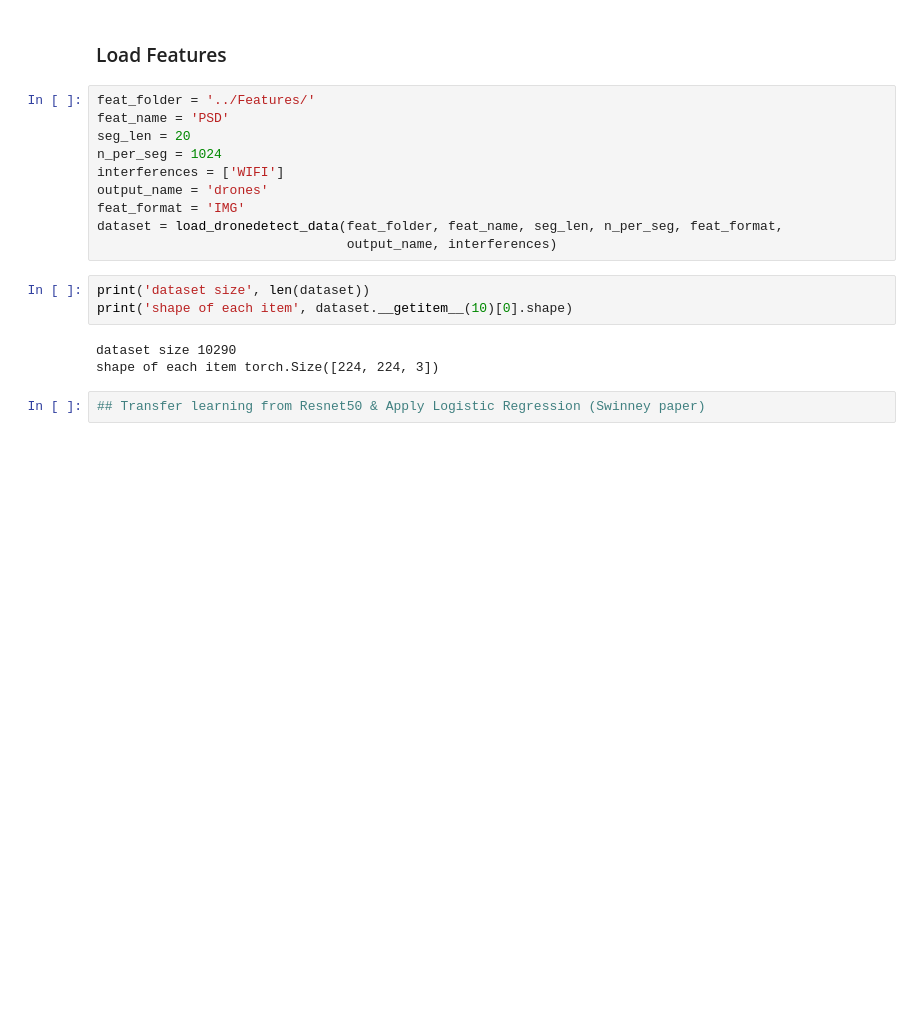
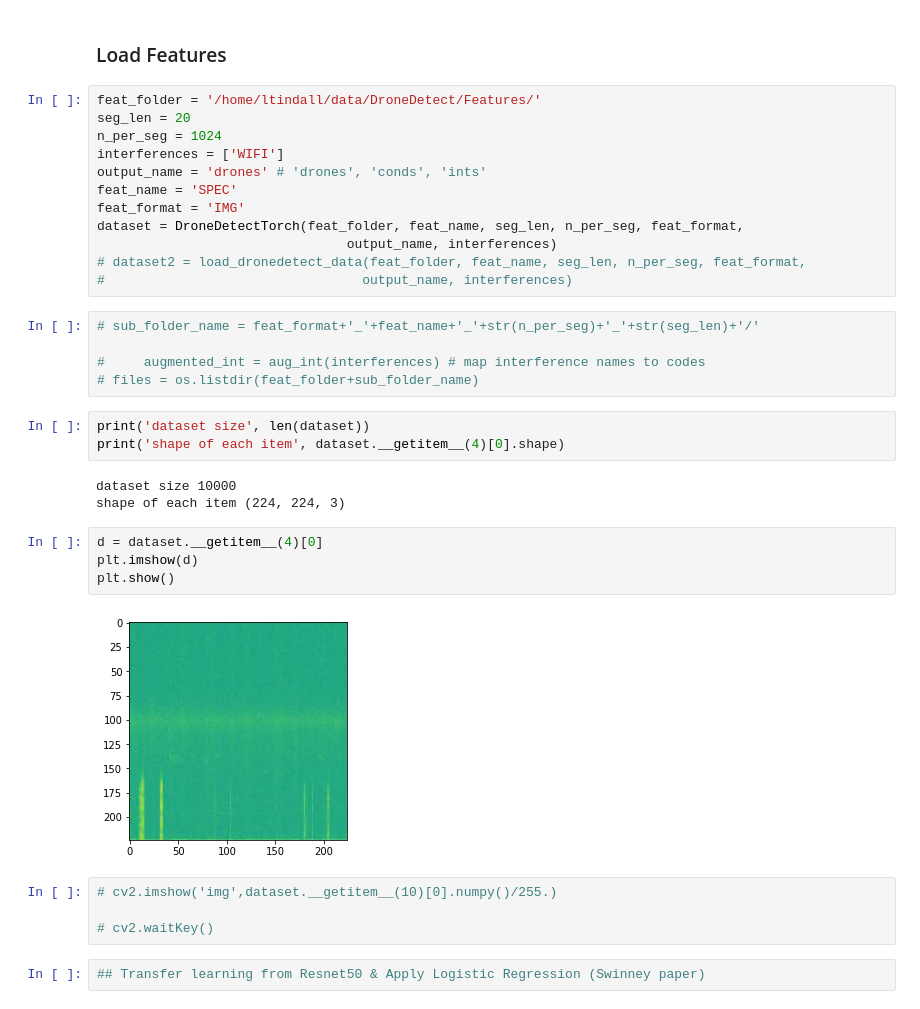
Before and after one commit to IQTLabs/RFClassification, a Jupyter notebook: DL Approaches.ipynb, the cells around one changed output. Drawn from its saved outputs; the diff is of its cells as text; blank space fills up the shorter version.

Commit message:
Added new torch dataloader for dronedetect

```diff
--- a/DL Approaches.ipynb
+++ b/DL Approaches.ipynb
@@ -39,21 +40,38 @@ from torchsummary import summary
 # %% [markdown]
 ### Load Features
 # %%
-feat_folder = '../Features/'
-feat_name = 'PSD'
+feat_folder = '/home/ltindall/data/DroneDetect/Features/'
 seg_len = 20
 n_per_seg = 1024
 interferences = ['WIFI']
-output_name = 'drones'
+output_name = 'drones' # 'drones', 'conds', 'ints'
+feat_name = 'SPEC'
 feat_format = 'IMG'
-dataset = load_dronedetect_data(feat_folder, feat_name, seg_len, n_per_seg, feat_format,
+dataset = DroneDetectTorch(feat_folder, feat_name, seg_len, n_per_seg, feat_format,
                                 output_name, interferences)
+# dataset2 = load_dronedetect_data(feat_folder, feat_name, seg_len, n_per_seg, feat_format,
+#                                 output_name, interferences)
+# %%
+# sub_folder_name = feat_format+'_'+feat_name+'_'+str(n_per_seg)+'_'+str(seg_len)+'/'
+
+#     augmented_int = aug_int(interferences) # map interference names to codes
+# files = os.listdir(feat_folder+sub_folder_name)
 # %%
 print('dataset size', len(dataset))
-print('shape of each item', dataset.__getitem__(10)[0].shape)
+print('shape of each item', dataset.__getitem__(4)[0].shape)
 # %% [output]
-dataset size 10290
-shape of each item torch.Size([224, 224, 3])
+dataset size 10000
+shape of each item (224, 224, 3)
+# %%
+d = dataset.__getitem__(4)[0]
+plt.imshow(d)
+plt.show()
+# %% [output]
+[figure, added]
+# %%
+# cv2.imshow('img',dataset.__getitem__(10)[0].numpy()/255.)
+
+# cv2.waitKey()
 # %%
 ## Transfer learning from Resnet50 & Apply Logistic Regression (Swinney paper)
 # %%
```
Also changed, not shown: parts of 19 cells of this notebook, 1 other file.
